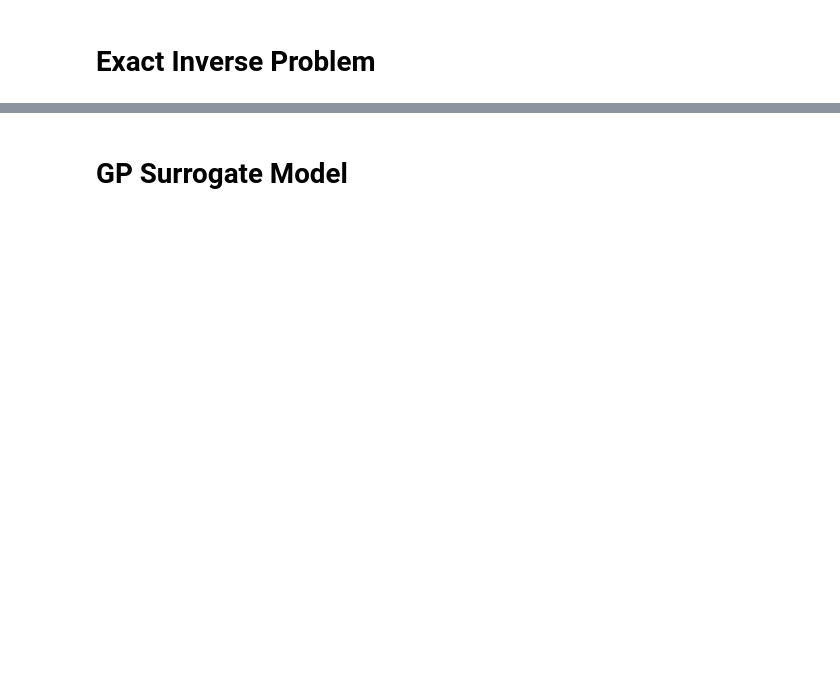
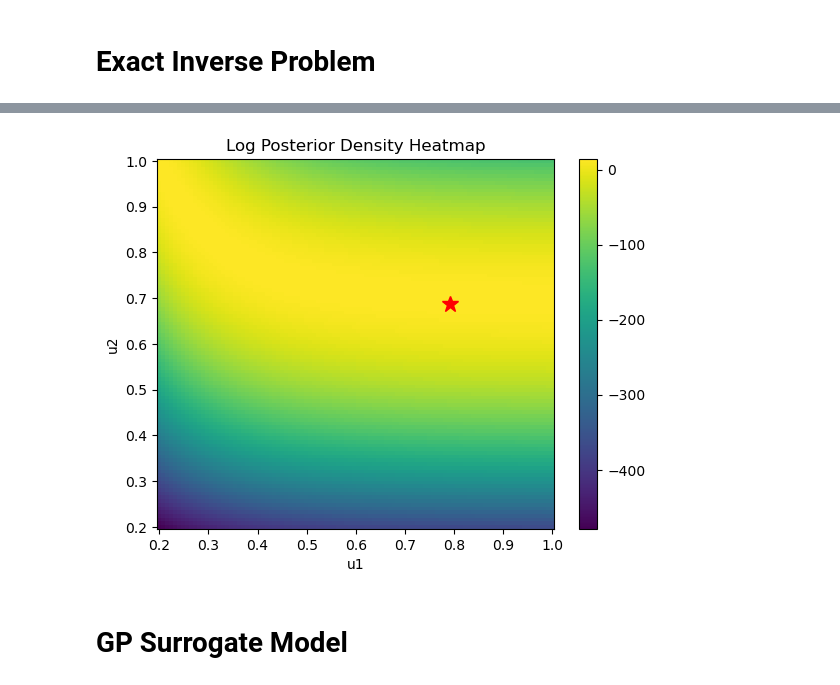
Before and after one commit to arob5/Bayesian-inference-with-surrogates, a Jupyter notebook: experiments/vsem/vsem_experiment.ipynb, the cells around one changed output, grey strips where cells are left out. Cells and saved outputs as stored; diff of their text form; code cells hidden in the pictures; blank space fills up the shorter version.

```diff
--- a/experiments/vsem/vsem_experiment.ipynb
+++ b/experiments/vsem/vsem_experiment.ipynb
@@ -61,3 +50,24 @@ plt.show()
+# %%
+n_grid_1d = 100
+u1_supp = prior.dists[par_names[0]].support()
+u2_supp = prior.dists[par_names[1]].support()
+u1_grid = np.linspace(u1_supp[0], u1_supp[1], n_grid_1d)
+u2_grid = np.linspace(u2_supp[0], u2_supp[1], n_grid_1d)
+
+U1_grid, U2_grid = np.meshgrid(u1_grid, u2_grid, indexing='xy')
+U = np.stack([U1_grid.ravel(), U2_grid.ravel()], axis=1)
+log_post_grid = inv_prob.log_posterior_density(U)
+log_post = log_post_grid.reshape(U1_grid.shape)
+
+plt.pcolormesh(U1_grid, U2_grid, log_post, shading='auto', cmap='viridis')
+plt.plot(*likelihood.par_true, "*", color="red", markersize=12)
+plt.title("Log Posterior Density Heatmap")
+plt.xlabel("u1")
+plt.ylabel("u2")
+plt.colorbar()
+plt.show()
+# %% [output]
+[figure, added]
 # %% [markdown]
 # GP Surrogate Model
 # %%
```
Also changed, not shown: parts of 21 cells of this notebook.
